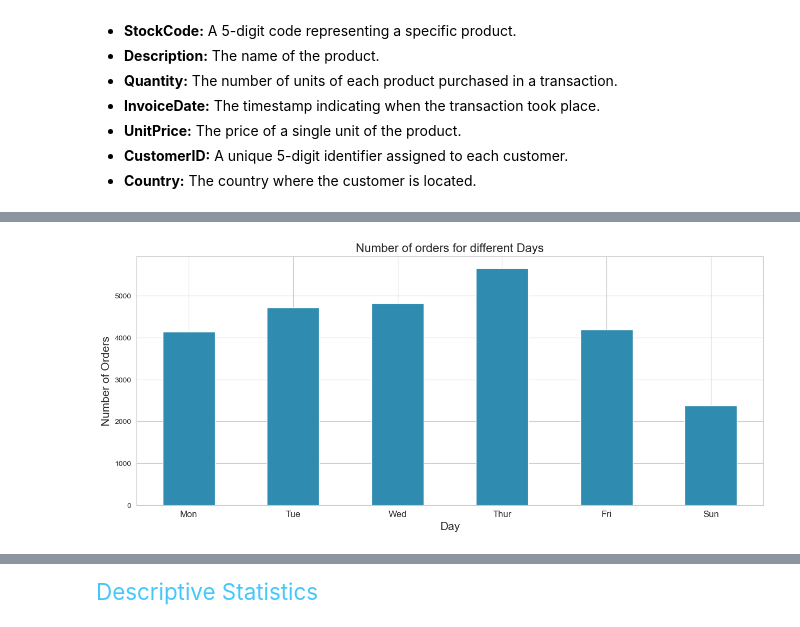
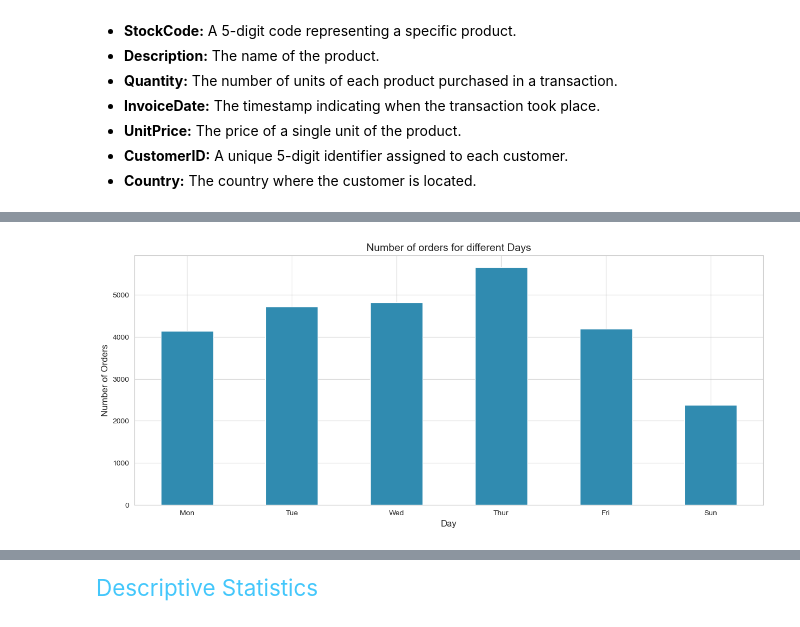
Before and after one commit to SidEnigma/eCommerce-CRM-Analytics, a Jupyter notebook: crm-analytics.ipynb, the cells around one changed output, grey strips where cells are left out. Saved outputs shown, nothing was run; the diff lists cells and outputs as text; code cells hidden in the pictures.

```diff
--- a/crm-analytics.ipynb
+++ b/crm-analytics.ipynb
@@ -224,13 +224,13 @@ plt.show()
 # %%
 # day-wise order transaction frequency
 ax = df_new.groupby('InvoiceNo')['day'].unique().value_counts().sort_index().plot(kind='bar',color='#308bb0',figsize=(15,6))
-ax.set_xlabel('Day',fontsize=15)
-ax.set_ylabel('Number of Orders',fontsize=15)
-ax.set_title('Number of orders for different Days',fontsize=16)
-ax.set_xticklabels(('Mon','Tue','Wed','Thur','Fri','Sun'), rotation='horizontal', fontsize=12)
+ax.set_xlabel('Day',fontsize=12)
+ax.set_ylabel('Number of Orders',fontsize=12)
+ax.set_title('Number of orders for different Days',fontsize=14)
+ax.set_xticklabels(('Mon','Tue','Wed','Thur','Fri','Sun'), rotation='horizontal', fontsize=10)
 plt.show()
 # %% [output]
-[figure, old version]
+[figure, new version]
 [interactive output not drawn]
 # %%
 # hourly order transaction frequency
```
Also changed, not shown: parts of 8 cells of this notebook.
